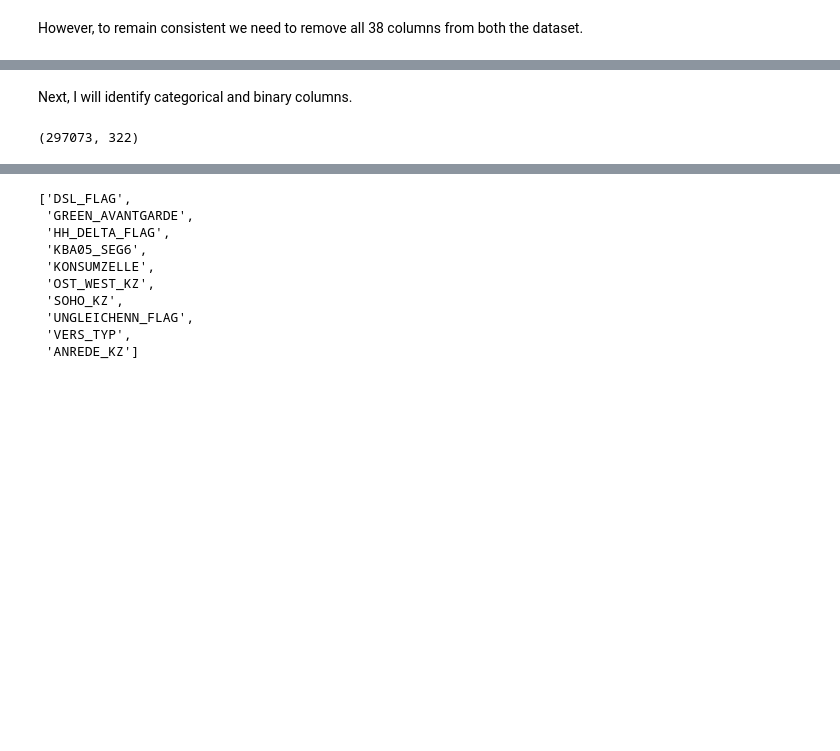
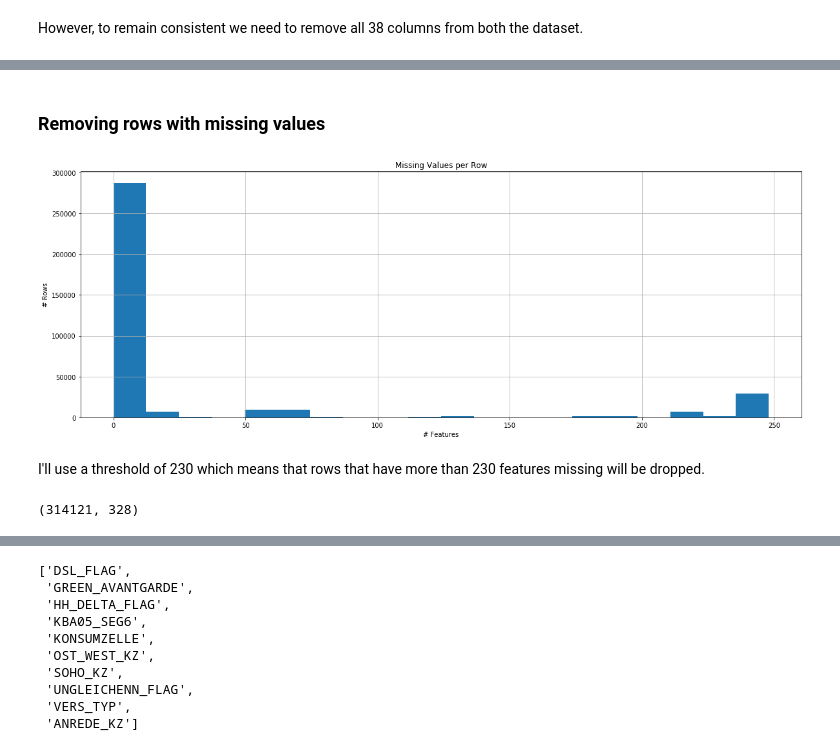
Before and after one commit to MridulGangwar/Arvato-Customer-Identification, a Jupyter notebook: Arvato Project Workbook.ipynb, the cells around one changed output, grey strips where cells are left out. Cells and saved outputs as stored; diff of their text form; code cells hidden in the pictures; blank space fills up the shorter version.

```diff
--- a/Arvato Project Workbook.ipynb
+++ b/Arvato Project Workbook.ipynb
@@ -265,3 +339 @@ print(customers.shape)
 (191652, 331)
-# %% [markdown]
-Next, I will identify categorical and binary columns.
@@ -272,4 +340,17 @@ newdf = azdias.select_dtypes(include=numerics)
-# %%
-newdf.shape
-# %% [output]
-(297073, 322)
+# %% [markdown]
+### Removing rows with missing values
+# %%
+fig = plt.figure(figsize=(20,7))
+azdias.isnull().sum(axis=1).hist(bins=20)
+plt.title('Missing Values per Row');
+plt.xlabel('# Features')
+plt.ylabel('# Rows');
+# %% [output]
+[figure, added]
+# %% [markdown]
+I'll use a threshold of 230 which means that rows that have more than 230 features missing will be dropped.
+# %%
+azdias_low_missing = azdias.dropna(thresh=230)
+azdias_low_missing.shape
+# %% [output]
+(314121, 328)
```
Also changed, not shown: parts of 24 cells of this notebook.
